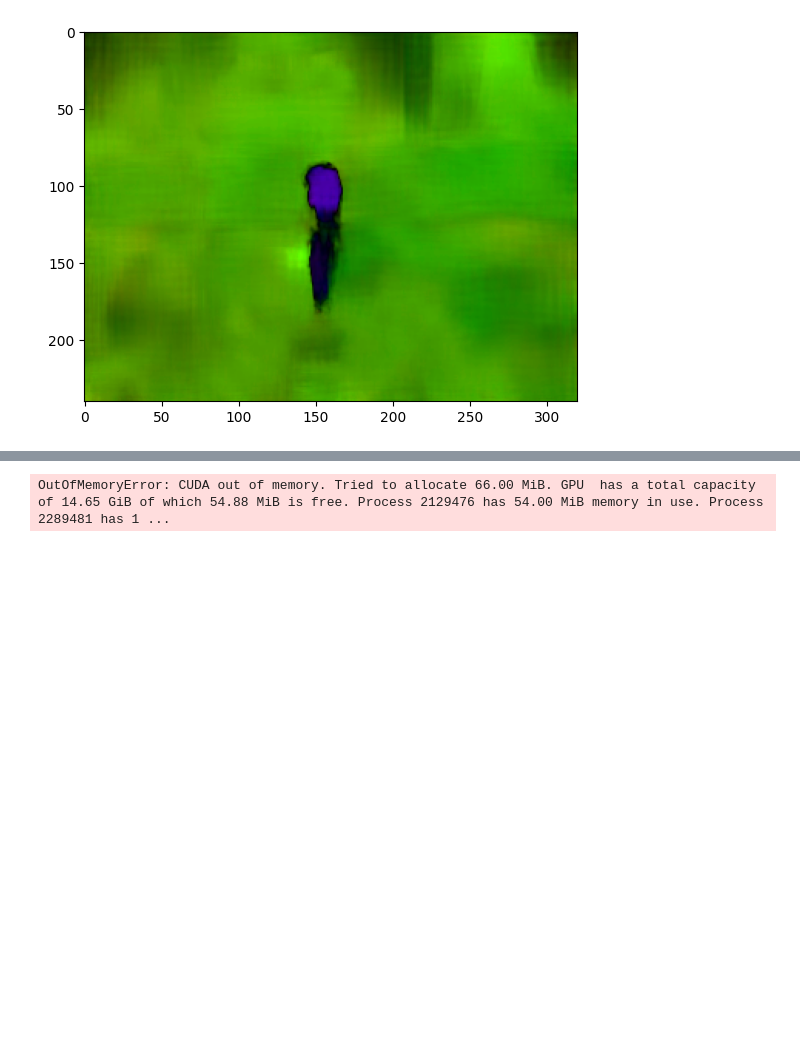
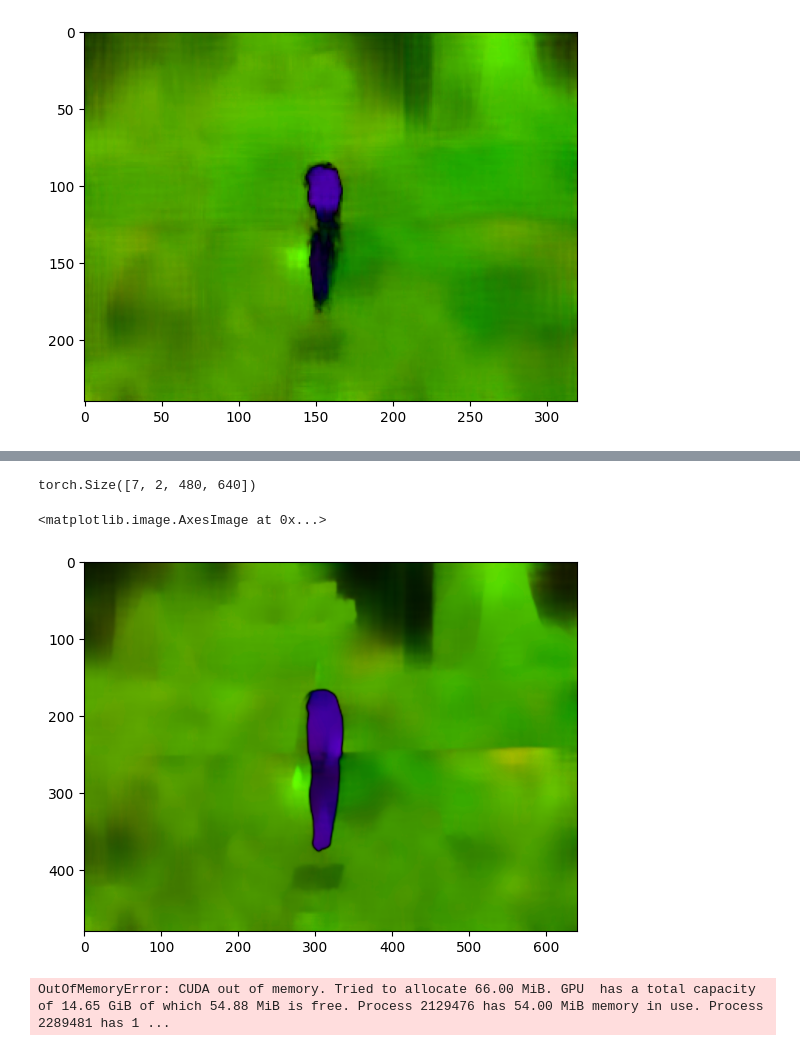
Before and after one commit to sirTomasson/pytorch-liteflownet, a Jupyter notebook: notebooks/Examples.ipynb, the cells around one changed output, grey strips where cells are left out. Cells and saved outputs as stored; diff of their text form; code cells hidden in the pictures; blank space fills up the shorter version.

Commit message:
Add example on how to properly scale images to multiples of 32

```diff
--- a/notebooks/Examples.ipynb
+++ b/notebooks/Examples.ipynb
@@ -199,3 +369,21 @@ plt.imshow(flow_rgb[0])
+# %%
+device = 'cuda:3'
+model = Network().to(device).train(False)
+# %%
+video = read_video_file('../data/videos/-mmq0PT-u8k_00144.mp4')
+video = video[:8]
+x = preprocess_video(video).to(device)
+flow = estimate_flo_video_batch(x[:-1], x[1:], model)
+flow.shape
+# %% [output]
+torch.Size([7, 2, 480, 640])
+# %%
+flow_rgb = flowvid2rgb(flow.cpu().detach().numpy().transpose(0, 2, 3, 1))
+
+plt.imshow(flow_rgb[0])
+# %% [output]
+<matplotlib.image.AxesImage at 0x...>
+[figure, added]
 # %%
 videos = ['./videos/-mmq0PT-u8k_00144.mp4', './videos/_8Vy3dlHg2w_00000.mp4']
 
```
Also changed, not shown: parts of 7 cells of this notebook, 2 other files.
